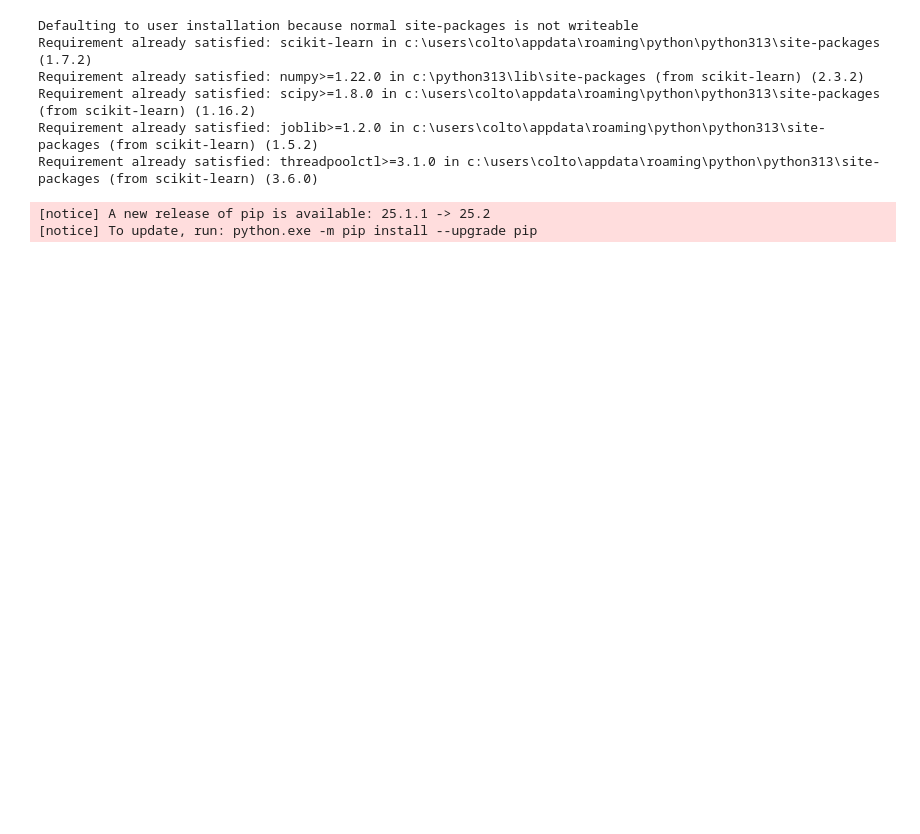
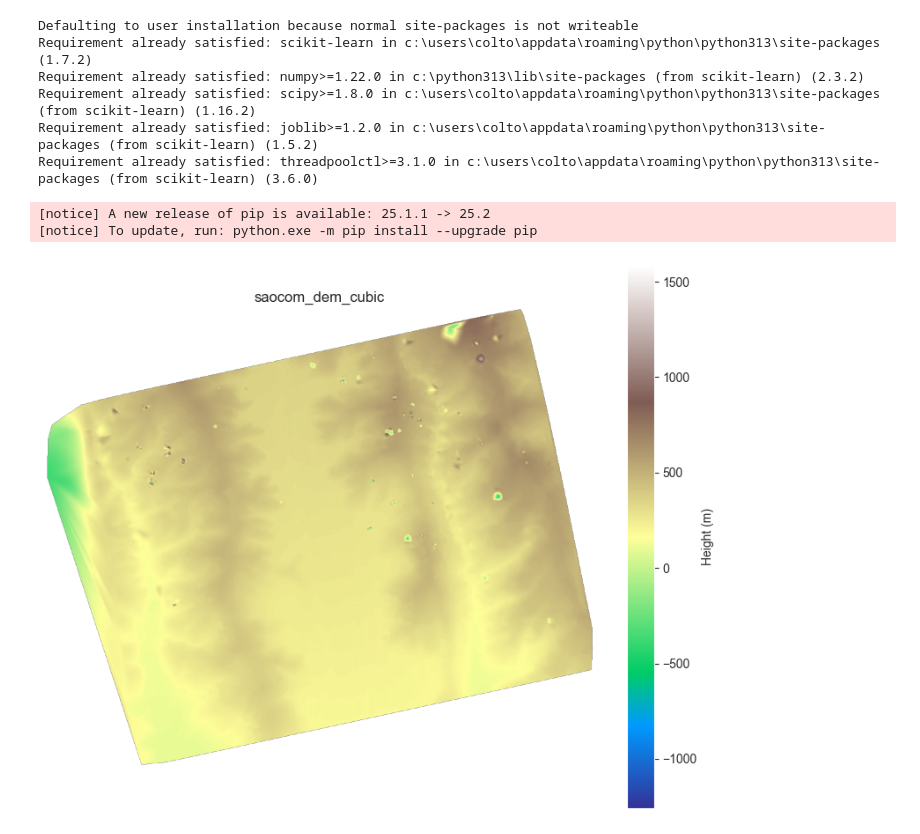
Before and after one commit to clgoodrich/saocom_project, a Jupyter notebook: main_saocon.ipynb, the cells around one changed output. Drawn from its saved outputs; the diff is of its cells as text; code cells hidden in the pictures; blank space fills up the shorter version.

```diff
--- a/main_saocon.ipynb
+++ b/main_saocon.ipynb
@@ -162,31 +374,34 @@ gdf['y'] = gdf.geometry.y
 # %%
 """Convert points to regular grid"""
 method = 'cubic'
 # Define grid bounds
 bounds = gdf.total_bounds
 xmin, ymin, xmax, ymax = bounds
 
 # Create grid
 x = np.arange(xmin, xmax + resolution, resolution)
 y = np.arange(ymax, ymin - resolution, -resolution)  # Flip Y direction
 grid_x, grid_y = np.meshgrid(x, y)
 
 # Interpolate
 points_xy = np.column_stack([gdf['x'], gdf['y']])
 values = gdf['height'].values
 grid_points = np.column_stack([grid_x.ravel(), grid_y.ravel()])
 
 grid_values = griddata(points_xy, values, grid_points, method=method, fill_value=NODATA)
 saocom_grid = grid_values.reshape(grid_x.shape)
 
 # Save as GeoTIFF
 transform = from_bounds(xmin, ymin, xmax, ymax, len(x), len(y))
 
 saocom_raster_path = RESULTS_DIR / f"saocom_dem_{method}.tif"
 with rasterio.open(saocom_raster_path, 'w', driver='GTiff', height=saocom_grid.shape[0],
                    width=saocom_grid.shape[1], count=1, dtype='float32',
                    crs=TARGET_CRS, transform=transform, nodata=NODATA) as dst:
     dst.write(saocom_grid.astype('float32'), 1)
+show_tiff(saocom_raster_path)
+# %% [output]
+[figure, added]
 # %%
 def process_reference_dem(dem_path, target_bounds, target_transform, target_width, target_height):
     """Reproject and resample DEM to target grid"""
```
Also changed, not shown: parts of 7 cells of this notebook, 6 other files.
